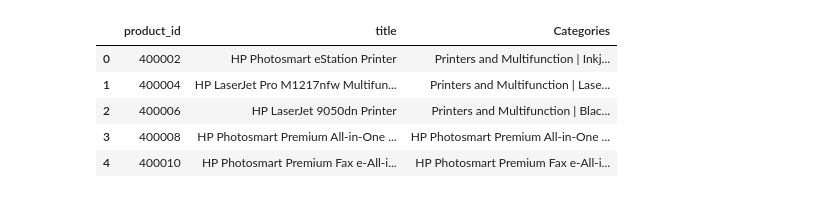
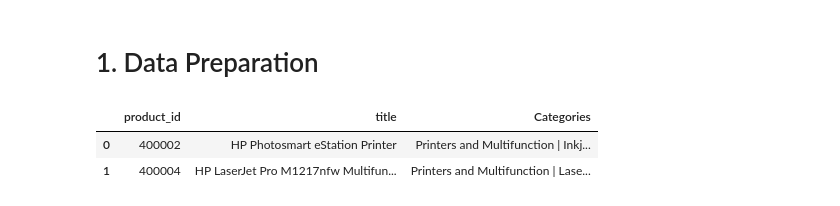
Before and after one commit to danyzix/Product-Categorisation, a Jupyter notebook: Flix_products/Product_Categorisation3.ipynb, the cells around one changed output. Cells and saved outputs as stored; diff of their text form; code cells hidden in the pictures.

```diff
--- a/Flix_products/Product_Categorisation3.ipynb
+++ b/Flix_products/Product_Categorisation3.ipynb
@@ -13,14 +12,13 @@ Using TensorFlow backend.
 import numpy as np
 import matplotlib.pyplot as plt
 import seaborn as sns
+# %% [markdown]
+# 1. Data Preparation
 # %%
-df1 = pd.read_csv('\\Users\\Daniel\\Python\\Data\\Flix_products\\product_title.csv', engine='python')
+# get the first file which has product titles and brand categoriws
+df1 = pd.read_csv('\\Users\\Dan\\Documents\\Python\\Data\\Flix_products\\product_title.csv', engine='python')
+df1.head(2)
+# %% [output]
+|  | product_id | title | Categories |
+| 0 | 400002 | HP Photosmart eStation Printer | Printers and Multifunction | Inkj... |
+| 1 | 400004 | HP LaserJet Pro M1217nfw Multifun... | Printers and Multifunction | Lase... |
-# %%
-df1.head()
-# %% [output]
-|  | product_id | title | Categories |
-| 0 | 400002 | HP Photosmart eStation Printer | Printers and Multifunction | Inkj... |
-| 1 | 400004 | HP LaserJet Pro M1217nfw Multifun... | Printers and Multifunction | Lase... |
-| 2 | 400006 | HP LaserJet 9050dn Printer | Printers and Multifunction | Blac... |
-| 3 | 400008 | HP Photosmart Premium All-in-One ... | HP Photosmart Premium All-in-One ... |
-| 4 | 400010 | HP Photosmart Premium Fax e-All-i... | HP Photosmart Premium Fax e-All-i... |
```
Also changed, not shown: parts of 19 cells of this notebook.
